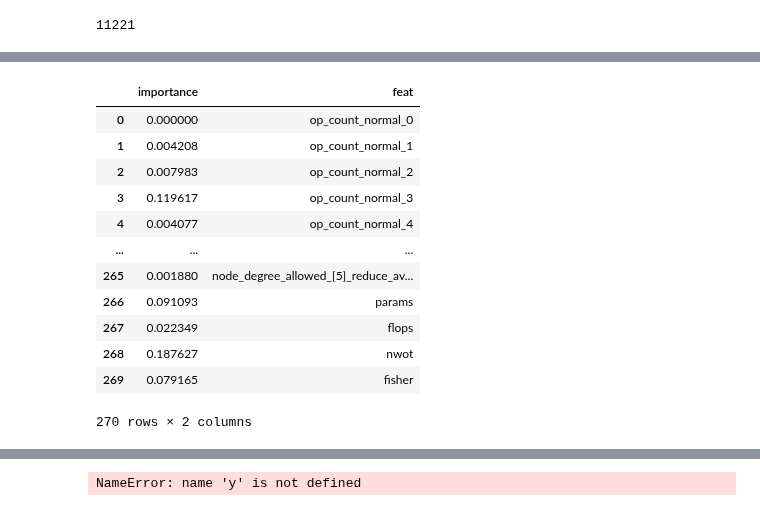
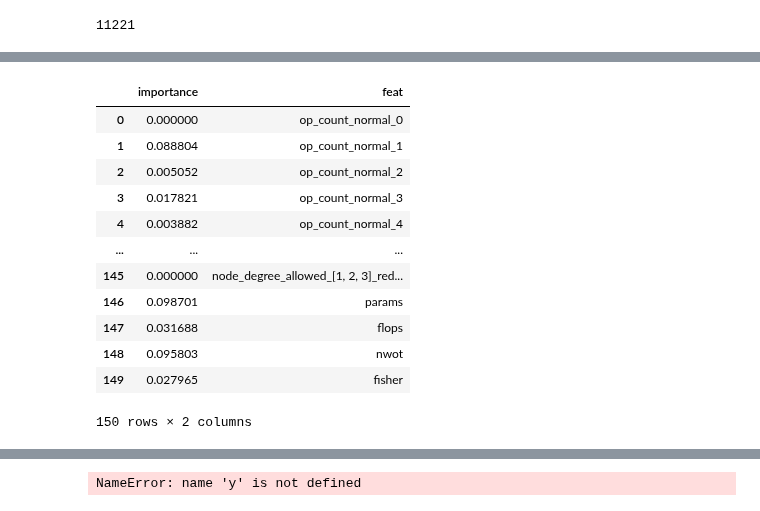
Before and after one commit to gabikadlecova/zc_combine, a Jupyter notebook: features/nb301.ipynb, the cells around one changed output, grey strips where cells are left out. Saved outputs shown, nothing was run; the diff lists cells and outputs as text; code cells hidden in the pictures.

```diff
--- a/features/nb301.ipynb
+++ b/features/nb301.ipynb
@@ -147,11 +130,11 @@ from sklearn.model_selection import train_test_split
 def get_splits(fd, fy, train_size=100, seed=42):
     return train_test_split(fd, fy, random_state=seed, train_size=train_size)
 
-def eval_rf(trx, tex, tryy, tey, n_times=1, random_state=43):
+def eval_rf(trx, tex, tryy, tey, n_times=1, random_state=43, **kwargs):
     res = {'score': [], 'tau': [], 'corr': []}
     rfs = []
     for i in range(n_times):
-        rf = RandomForestRegressor(random_state=random_state + i, n_estimators=100)
+        rf = RandomForestRegressor(random_state=random_state + i, **kwargs)
         rf.fit(trx, tryy)
         res['score'].append(rf.score(tex, tey))
 
@@ -207,15 +190,15 @@ len(data)
 # %% [output]
 11221
 # %%
-ts = 1000
-seed = 43
+ts = 100
+seed = 50
 
 all_proxies = False
 prox_to_include = []
 prox_to_include = ['nwot', 'fisher']
 with_features = True
 
-features = ['op_count', 'min_path_len', 'max_op_on_path', 'node_degree']
+features = ['op_count', 'max_op_on_path', 'node_degree']
 feat_list = features if with_features else []
 
 # proxies to add to data
@@ -223,9 +206,11 @@ def_proxlist = ['params', 'flops'] if prox_to_include is None else ['params', 'f
 prox_list = proxy_cols if all_proxies else def_proxlist
 
 fd, fy = get_dataset(feature_dataset, data, feat_list, prox_list)
+fd = fd[[c for c in fd.columns if 'avg' not in c]]
+#fd = fd[[c for c in fd.columns if c in topcols['feat'].to_numpy()]]
 train_X, test_X, train_y, test_y = get_splits(fd, fy, train_size=ts, seed=seed)
 
-rfs, res = eval_rf(train_X, test_X, train_y, test_y, n_times=5)
+rfs, res = eval_rf(train_X, test_X, train_y, test_y, n_times=5, n_estimators=100)
 print_means(res)
 rf_fitted = rfs[0]
 preds = rf_fitted.predict(fd)
@@ -250,18 +288,19 @@ plt.show()
 # %%
 imps = rf_fitted.feature_importances_
 
-pd.DataFrame({"importance": imps, "feat": fd.columns})
+imps = pd.DataFrame({"importance": imps, "feat": fd.columns})
+imps
 # %% [output]
 |  | importance | feat |
 | 0 | 0.000000 | op_count_normal_0 |
-| 1 | 0.004208 | op_count_normal_1 |
-| 2 | 0.007983 | op_count_normal_2 |
-| 3 | 0.119617 | op_count_normal_3 |
-| 4 | 0.004077 | op_count_normal_4 |
+| 1 | 0.088804 | op_count_normal_1 |
+| 2 | 0.005052 | op_count_normal_2 |
+| 3 | 0.017821 | op_count_normal_3 |
+| 4 | 0.003882 | op_count_normal_4 |
 | ... | ... | ... |
-| 265 | 0.001880 | node_degree_allowed_[5]_reduce_av... |
-| 266 | 0.091093 | params |
-| 267 | 0.022349 | flops |
-| 268 | 0.187627 | nwot |
-| 269 | 0.079165 | fisher |
+| 145 | 0.000000 | node_degree_allowed_[1, 2, 3]_red... |
+| 146 | 0.098701 | params |
+| 147 | 0.031688 | flops |
+| 148 | 0.095803 | nwot |
+| 149 | 0.027965 | fisher |
-270 rows × 2 columns
+150 rows × 2 columns
```
Also changed, not shown: parts of 13 cells of this notebook, 3 other files.
